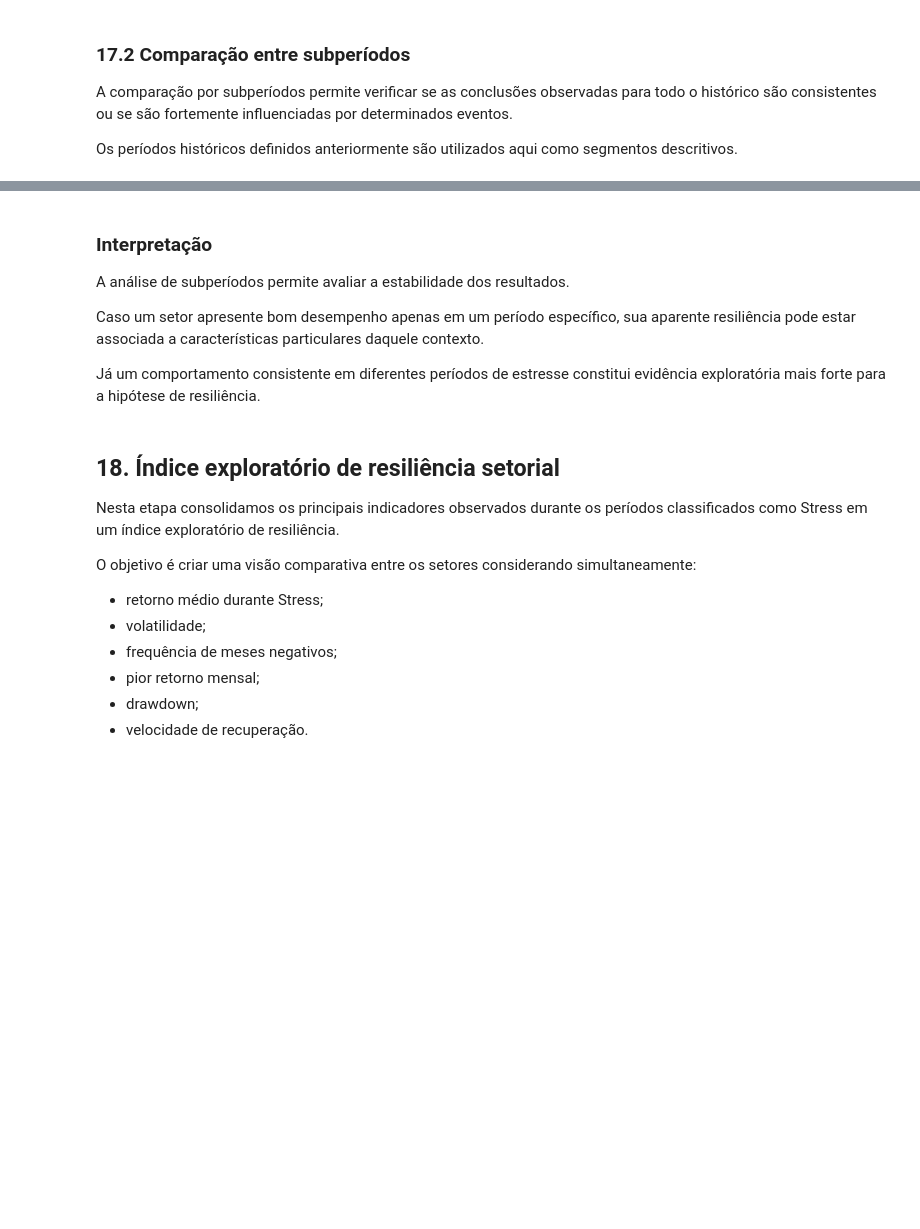
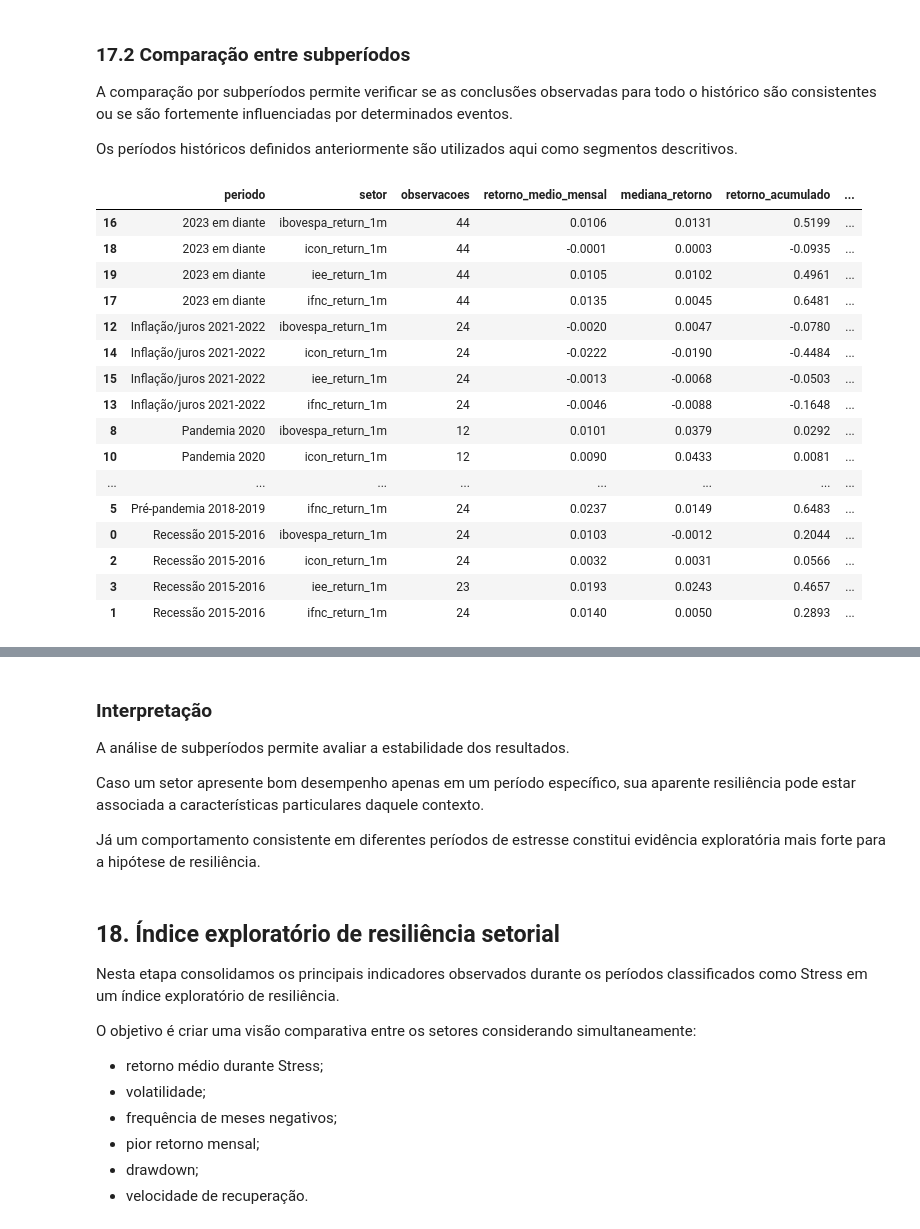
Before and after one commit to FabioMDS-SC/handson_mack_2sem, a Jupyter notebook: mvp_resiliencia_dados/notebooks/EDA_MVP_Resiliencia.ipynb, the cells around one changed output, grey strips where cells are left out. Saved outputs shown, nothing was run; the diff lists cells and outputs as text; code cells hidden in the pictures; blank space fills up the shorter version.

```diff
--- a/mvp_resiliencia_dados/notebooks/EDA_MVP_Resiliencia.ipynb
+++ b/mvp_resiliencia_dados/notebooks/EDA_MVP_Resiliencia.ipynb
@@ -1254,3 +1495,84 @@ display(subperiod_summary)
+# %%
+# ============================================================
+# 17.2 COMPARAÇÃO ENTRE SUBPERÍODOS
+# ============================================================
+
+subperiod_rows = []
+
+for period_name, (start_date, end_date) in periods.items():
+
+    start = pd.Timestamp(start_date)
+    end = pd.Timestamp(end_date)
+
+    temp = ref_eda[
+        (ref_eda["date"] >= start) &
+        (ref_eda["date"] <= end)
+    ].copy()
+
+    for sector in available_sectors:
+
+        if sector not in temp.columns:
+            continue
+
+        series = temp[sector].dropna()
+
+        if series.empty:
+            continue
+
+        subperiod_rows.append({
+            "periodo": period_name,
+            "setor": sector,
+            "observacoes": len(series),
+
+            "retorno_medio_mensal": series.mean(),
+            "mediana_retorno": series.median(),
+
+            "retorno_acumulado": (
+                (1 + series).prod() - 1
+            ),
+
+            "volatilidade_mensal": series.std(),
+
+            "meses_positivos_pct": (
+                (series > 0).mean() * 100
+            ),
+
+            "meses_negativos_pct": (
+                (series < 0).mean() * 100
+            ),
+
+            "melhor_mes": series.max(),
+            "pior_mes": series.min()
+        })
+
+
+subperiod_summary = pd.DataFrame(
+    subperiod_rows
+)
+
+display(
+    subperiod_summary.sort_values(
+        ["periodo", "setor"]
+    )
+)
+# %% [output]
+|  | periodo | setor | observacoes | retorno_medio_mensal | mediana_retorno | retorno_acumulado | ... |
+| 16 | 2023 em diante | ibovespa_return_1m | 44 | 0.0106 | 0.0131 | 0.5199 | ... |
+| 18 | 2023 em diante | icon_return_1m | 44 | -0.0001 | 0.0003 | -0.0935 | ... |
+| 19 | 2023 em diante | iee_return_1m | 44 | 0.0105 | 0.0102 | 0.4961 | ... |
+| 17 | 2023 em diante | ifnc_return_1m | 44 | 0.0135 | 0.0045 | 0.6481 | ... |
+| 12 | Inflação/juros 2021-2022 | ibovespa_return_1m | 24 | -0.0020 | 0.0047 | -0.0780 | ... |
+| 14 | Inflação/juros 2021-2022 | icon_return_1m | 24 | -0.0222 | -0.0190 | -0.4484 | ... |
+| 15 | Inflação/juros 2021-2022 | iee_return_1m | 24 | -0.0013 | -0.0068 | -0.0503 | ... |
+| 13 | Inflação/juros 2021-2022 | ifnc_return_1m | 24 | -0.0046 | -0.0088 | -0.1648 | ... |
+| 8 | Pandemia 2020 | ibovespa_return_1m | 12 | 0.0101 | 0.0379 | 0.0292 | ... |
+| 10 | Pandemia 2020 | icon_return_1m | 12 | 0.0090 | 0.0433 | 0.0081 | ... |
+| ... | ... | ... | ... | ... | ... | ... | ... |
+| 5 | Pré-pandemia 2018-2019 | ifnc_return_1m | 24 | 0.0237 | 0.0149 | 0.6483 | ... |
+| 0 | Recessão 2015-2016 | ibovespa_return_1m | 24 | 0.0103 | -0.0012 | 0.2044 | ... |
+| 2 | Recessão 2015-2016 | icon_return_1m | 24 | 0.0032 | 0.0031 | 0.0566 | ... |
+| 3 | Recessão 2015-2016 | iee_return_1m | 23 | 0.0193 | 0.0243 | 0.4657 | ... |
+| 1 | Recessão 2015-2016 | ifnc_return_1m | 24 | 0.0140 | 0.0050 | 0.2893 | ... |
 # %%
 # ============================================================
 # 17.3 RISCO POR SUBPERÍODO
```
Also changed, not shown: parts of 52 cells of this notebook, 3 other files.
